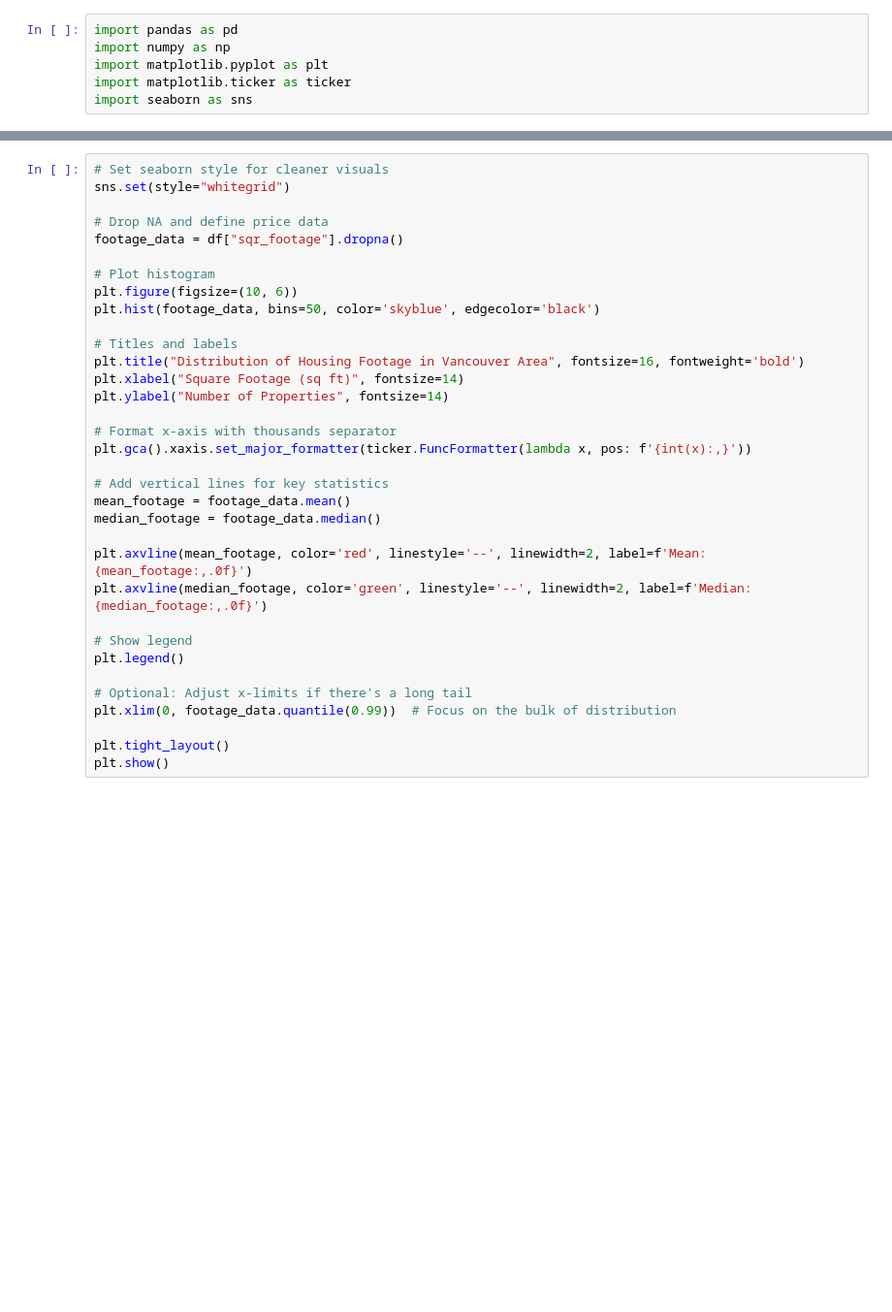
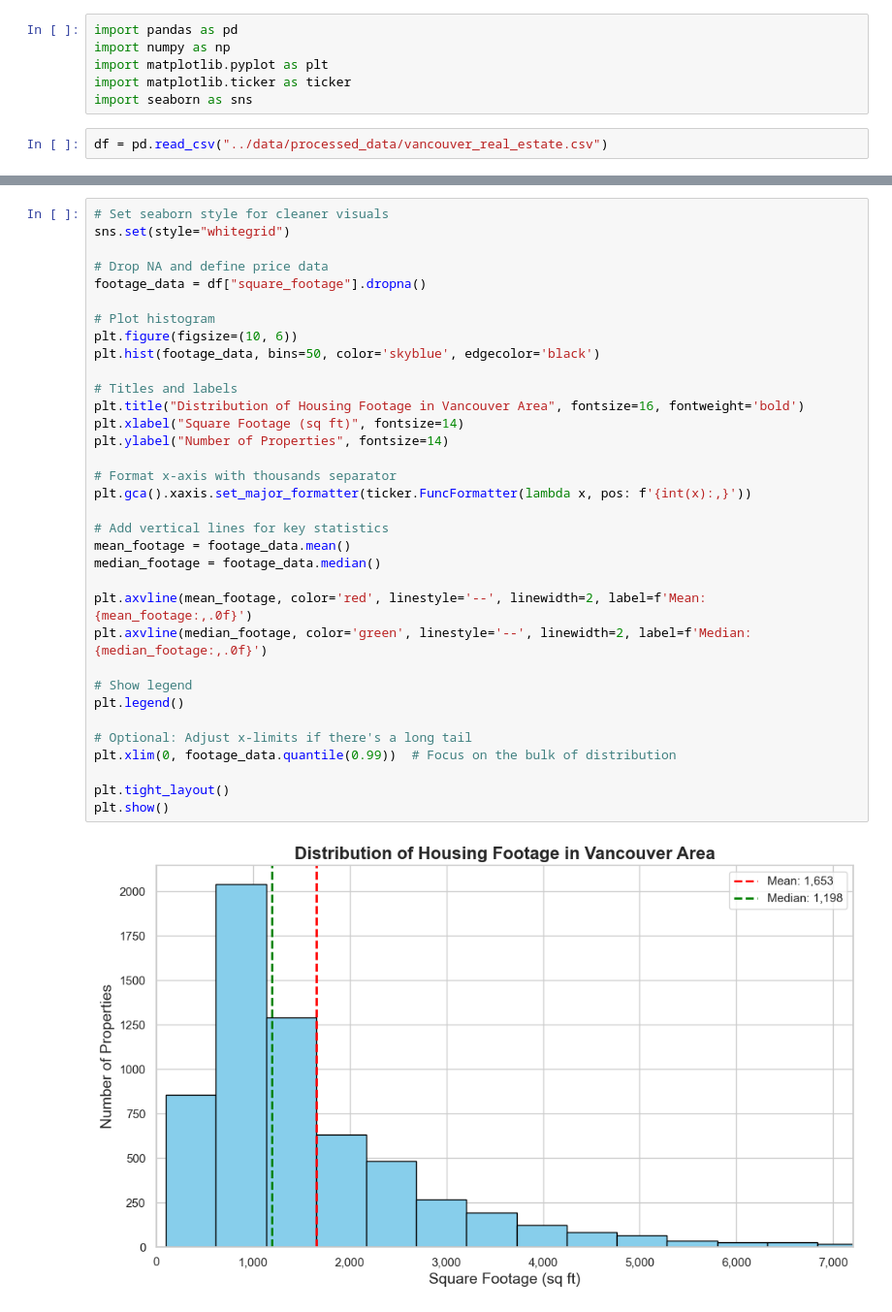
Before and after one commit to chrisgqy/Redfin_RealEstate_ETL, a Jupyter notebook: notebook/load_and_eda.ipynb, the cells around one changed output, grey strips where cells are left out. Shown: that part at 97% size. Drawn from its saved outputs; the diff is of its cells as text; blank space fills up the shorter version.

Commit message:
visualization

```diff
--- a/notebook/load_and_eda.ipynb
+++ b/notebook/load_and_eda.ipynb
@@ -4,6 +4,8 @@ import numpy as np
 import matplotlib.pyplot as plt
 import matplotlib.ticker as ticker
 import seaborn as sns
+# %%
+df = pd.read_csv("../data/processed_data/vancouver_real_estate.csv")
 # %%
 # Set seaborn style for cleaner visuals
 sns.set(style="whitegrid")
@@ -43,35 +47,37 @@ plt.show()
 sns.set(style="whitegrid")
 
 # Drop NA and define price data
-footage_data = df["sqr_footage"].dropna()
+footage_data = df["square_footage"].dropna()
 
 # Plot histogram
 plt.figure(figsize=(10, 6))
 plt.hist(footage_data, bins=50, color='skyblue', edgecolor='black')
 
 # Titles and labels
 plt.title("Distribution of Housing Footage in Vancouver Area", fontsize=16, fontweight='bold')
 plt.xlabel("Square Footage (sq ft)", fontsize=14)
 plt.ylabel("Number of Properties", fontsize=14)
 
 # Format x-axis with thousands separator
 plt.gca().xaxis.set_major_formatter(ticker.FuncFormatter(lambda x, pos: f'{int(x):,}'))
 
 # Add vertical lines for key statistics
 mean_footage = footage_data.mean()
 median_footage = footage_data.median()
 
 plt.axvline(mean_footage, color='red', linestyle='--', linewidth=2, label=f'Mean: {mean_footage:,.0f}')
 plt.axvline(median_footage, color='green', linestyle='--', linewidth=2, label=f'Median: {median_footage:,.0f}')
 
 # Show legend
 plt.legend()
 
 # Optional: Adjust x-limits if there's a long tail
 plt.xlim(0, footage_data.quantile(0.99))  # Focus on the bulk of distribution
 
 plt.tight_layout()
 plt.show()
+# %% [output]
+[figure, added]
 # %%
 plt.figure(figsize=(8, 5))
 sns.set(style="whitegrid")
```
Also changed, not shown: parts of 4 cells of this notebook.
